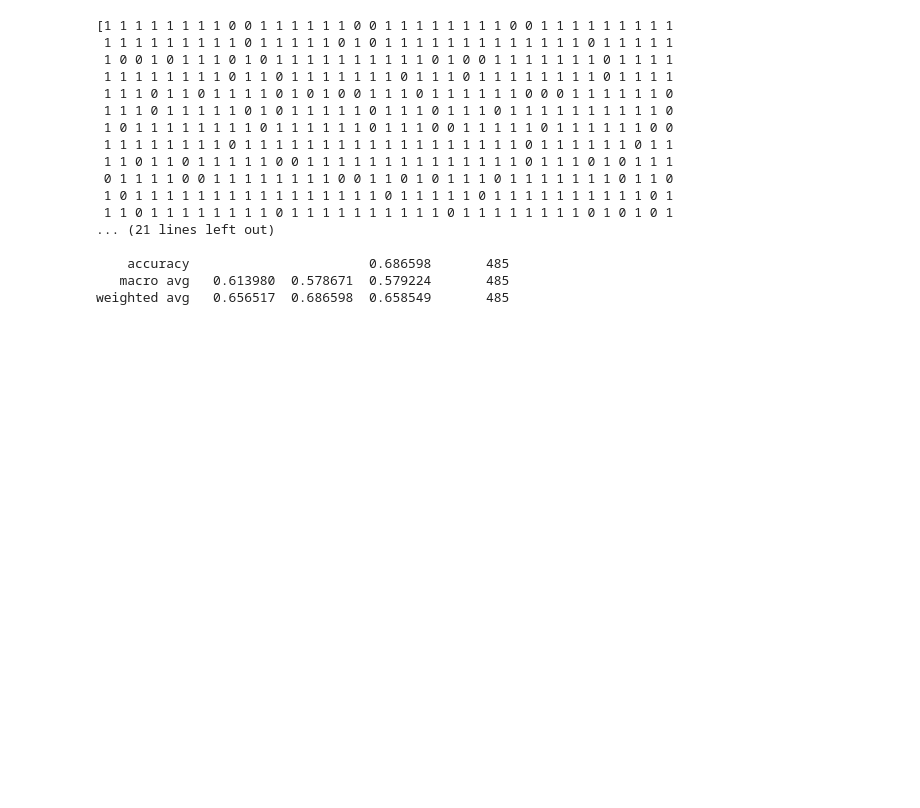
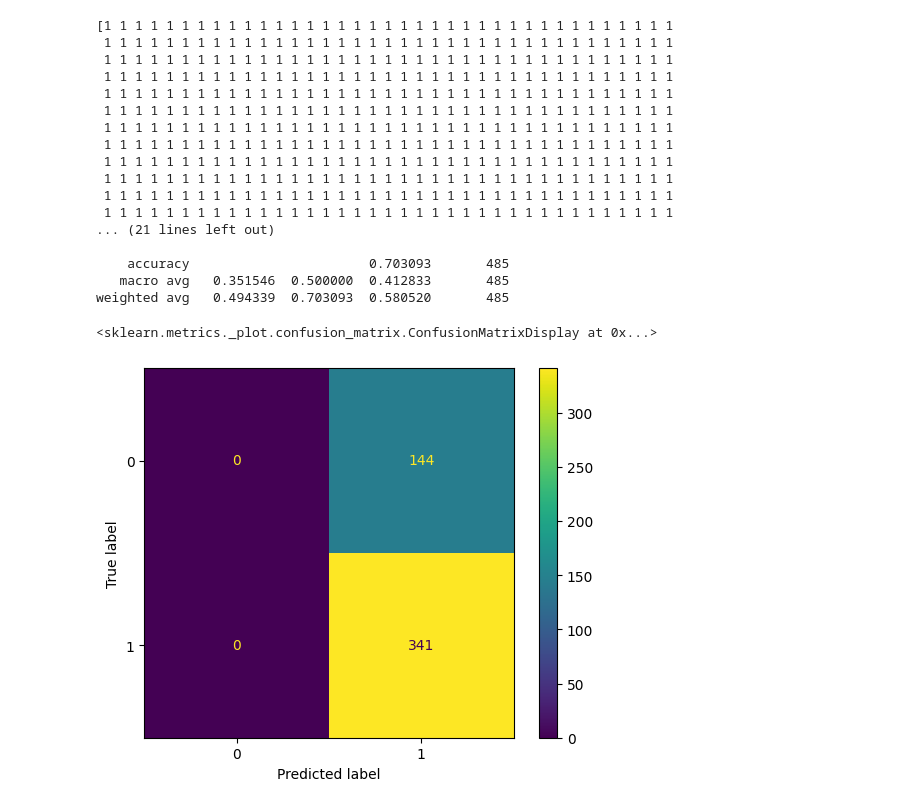
Before and after one commit to EddieZ18326/SSTP-Injury-Projects, a Jupyter notebook: Agriculture/Ensemble/LightGBM.ipynb, the cells around one changed output. Saved outputs shown, nothing was run; the diff lists cells and outputs as text; code cells hidden in the pictures; blank space fills up the shorter version.

```diff
--- a/Agriculture/Ensemble/LightGBM.ipynb
+++ b/Agriculture/Ensemble/LightGBM.ipynb
@@ -7,11 +7,11 @@ from sklearn.model_selection import train_test_split
 
 dataset = pd.read_csv('/Users/wzhang/Downloads/Agriculture Data.xlsx - Sheet1 (1).csv')
 
-X = pd.DataFrame(dataset.iloc[:,0:15].values)
-Y = pd.DataFrame(dataset.iloc[:,15:].values)
+X = pd.DataFrame(dataset.iloc[:,0:11].values)
+Y = pd.DataFrame(dataset.iloc[:,11:].values)
 print(X)
 print(Y)
-X_train, X_test, Y_train, Y_test = train_test_split(X, Y, test_size=0.2)
+X_train, X_test, Y_train, Y_test = train_test_split(X, Y, test_size=0.2,random_state=0)
 from sklearn.preprocessing import MinMaxScaler
 scaler = MinMaxScaler()
 X_train = scaler.fit_transform(X_train)
@@ -20,7 +20,7 @@ X_test = scaler.transform(X_test)
 print(X_train.shape)
 print(Y_train.shape)
 
-features = pd.DataFrame(dataset.iloc[:,0:15])
+features = pd.DataFrame(dataset.iloc[:,0:11])
 features = features.columns
 print(features)
 # %% [output]
@@ -58,3 +48,0 @@ This will raise in a future version.
-# %%
-model = LGBMClassifier()
-model.fit(X_train, Y_train)
@@ -70,0 +49,20 @@ LGBMClassifier()
+# %%
+from bayes_opt import BayesianOptimization, UtilityFunction
+import warnings
+from sklearn.metrics import roc_auc_score
+from sklearn.model_selection import cross_val_score
+def objective(n_estimators, learning_rate,max_depth, num_leaves,):
+    model = LGBMClassifier(n_estimators=int(n_estimators),
+                                  learning_rate = learning_rate,max_depth = int(max_depth),
+                                 num_leaves=int(num_leaves))
+
+    return cross_val_score(model, X_train, Y_train, cv=10,scoring = 'roc_auc').mean()
+param_bounds = {
+    'n_estimators': (10, 250),
+    'learning_rate': (0.0000001,1),
+    'max_depth': (1, 100),
+    'num_leaves': (1, 100),
+}
+optimizer = BayesianOptimization(f=objective, pbounds=param_bounds, random_state=42)
+optimizer.maximize(init_points=5, n_iter=15)
+best_params = optimizer.max['params']
@@ -70,0 +194,3 @@ LGBMClassifier()
+# %%
+model = LGBMClassifier(n_estimators = int(best_params['n_estimators']),learning_rate = best_params['learning_rate'],max_depth=int(best_params['max_depth']),num_leaves=int(best_params['num_leaves']))
+model.fit(X_train, Y_train)
@@ -78,21 +215,30 @@ print(accuracy)
 from sklearn.metrics import classification_report
 print(classification_report(Y_test,res,digits=6))
 # %% [output]
-[1 1 1 1 1 1 1 1 0 0 1 1 1 1 1 1 0 0 1 1 1 1 1 1 1 1 0 0 1 1 1 1 1 1 1 1 1
- 1 1 1 1 1 1 1 1 1 0 1 1 1 1 1 0 1 0 1 1 1 1 1 1 1 1 1 1 1 1 1 0 1 1 1 1 1
- 1 0 0 1 0 1 1 1 0 1 0 1 1 1 1 1 1 1 1 1 1 0 1 0 0 1 1 1 1 1 1 1 0 1 1 1 1
- 1 1 1 1 1 1 1 1 0 1 1 0 1 1 1 1 1 1 1 0 1 1 1 0 1 1 1 1 1 1 1 1 0 1 1 1 1
- 1 1 1 0 1 1 0 1 1 1 1 0 1 0 1 0 0 1 1 1 0 1 1 1 1 1 1 0 0 0 1 1 1 1 1 1 0
- 1 1 1 0 1 1 1 1 1 0 1 0 1 1 1 1 1 0 1 1 1 0 1 1 1 0 1 1 1 1 1 1 1 1 1 1 0
- 1 0 1 1 1 1 1 1 1 1 0 1 1 1 1 1 1 0 1 1 1 0 0 1 1 1 1 1 0 1 1 1 1 1 1 0 0
- 1 1 1 1 1 1 1 1 0 1 1 1 1 1 1 1 1 1 1 1 1 1 1 1 1 1 1 0 1 1 1 1 1 1 0 1 1
- 1 1 0 1 1 0 1 1 1 1 1 0 0 1 1 1 1 1 1 1 1 1 1 1 1 1 1 0 1 1 1 0 1 0 1 1 1
- 0 1 1 1 1 0 0 1 1 1 1 1 1 1 1 0 0 1 1 0 1 0 1 1 1 0 1 1 1 1 1 1 1 0 1 1 0
- 1 0 1 1 1 1 1 1 1 1 1 1 1 1 1 1 1 1 0 1 1 1 1 1 0 1 1 1 1 1 1 1 1 1 1 0 1
- 1 1 0 1 1 1 1 1 1 1 1 0 1 1 1 1 1 1 1 1 1 1 0 1 1 1 1 1 1 1 1 0 1 0 1 0 1
+[1 1 1 1 1 1 1 1 1 1 1 1 1 1 1 1 1 1 1 1 1 1 1 1 1 1 1 1 1 1 1 1 1 1 1 1 1
+ 1 1 1 1 1 1 1 1 1 1 1 1 1 1 1 1 1 1 1 1 1 1 1 1 1 1 1 1 1 1 1 1 1 1 1 1 1
+ 1 1 1 1 1 1 1 1 1 1 1 1 1 1 1 1 1 1 1 1 1 1 1 1 1 1 1 1 1 1 1 1 1 1 1 1 1
+ 1 1 1 1 1 1 1 1 1 1 1 1 1 1 1 1 1 1 1 1 1 1 1 1 1 1 1 1 1 1 1 1 1 1 1 1 1
+ 1 1 1 1 1 1 1 1 1 1 1 1 1 1 1 1 1 1 1 1 1 1 1 1 1 1 1 1 1 1 1 1 1 1 1 1 1
+ 1 1 1 1 1 1 1 1 1 1 1 1 1 1 1 1 1 1 1 1 1 1 1 1 1 1 1 1 1 1 1 1 1 1 1 1 1
+ 1 1 1 1 1 1 1 1 1 1 1 1 1 1 1 1 1 1 1 1 1 1 1 1 1 1 1 1 1 1 1 1 1 1 1 1 1
+ 1 1 1 1 1 1 1 1 1 1 1 1 1 1 1 1 1 1 1 1 1 1 1 1 1 1 1 1 1 1 1 1 1 1 1 1 1
+ 1 1 1 1 1 1 1 1 1 1 1 1 1 1 1 1 1 1 1 1 1 1 1 1 1 1 1 1 1 1 1 1 1 1 1 1 1
+ 1 1 1 1 1 1 1 1 1 1 1 1 1 1 1 1 1 1 1 1 1 1 1 1 1 1 1 1 1 1 1 1 1 1 1 1 1
+ 1 1 1 1 1 1 1 1 1 1 1 1 1 1 1 1 1 1 1 1 1 1 1 1 1 1 1 1 1 1 1 1 1 1 1 1 1
+ 1 1 1 1 1 1 1 1 1 1 1 1 1 1 1 1 1 1 1 1 1 1 1 1 1 1 1 1 1 1 1 1 1 1 1 1 1
 ... (21 lines left out)
 
-    accuracy                       0.686598       485
-   macro avg   0.613980  0.578671  0.579224       485
-weighted avg   0.656517  0.686598  0.658549       485
+    accuracy                       0.703093       485
+   macro avg   0.351546  0.500000  0.412833       485
+weighted avg   0.494339  0.703093  0.580520       485
+# %%
+from sklearn.metrics import confusion_matrix
+from sklearn.metrics import ConfusionMatrixDisplay
+confusionmatrix = confusion_matrix(Y_test, res)
+cm_display = ConfusionMatrixDisplay(confusionmatrix, display_labels=[0,1])
+cm_display.plot()
+# %% [output]
+<sklearn.metrics._plot.confusion_matrix.ConfusionMatrixDisplay at 0x...>
+[figure, added]
 # %%
```
Also changed, not shown: parts of 6 cells of this notebook, 16 other files.
